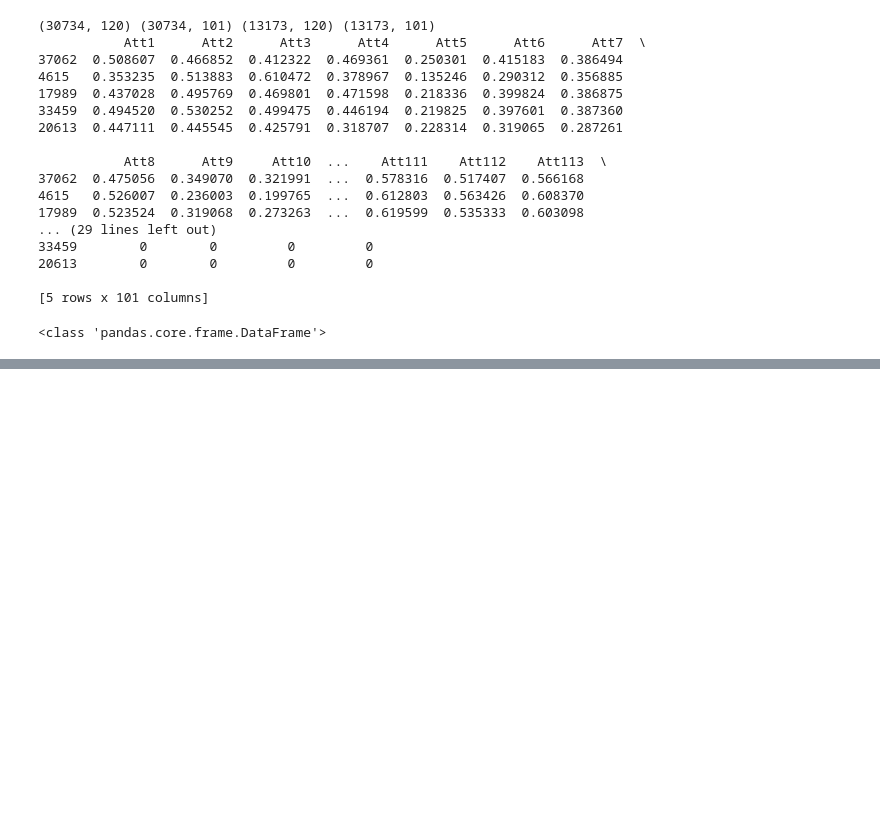
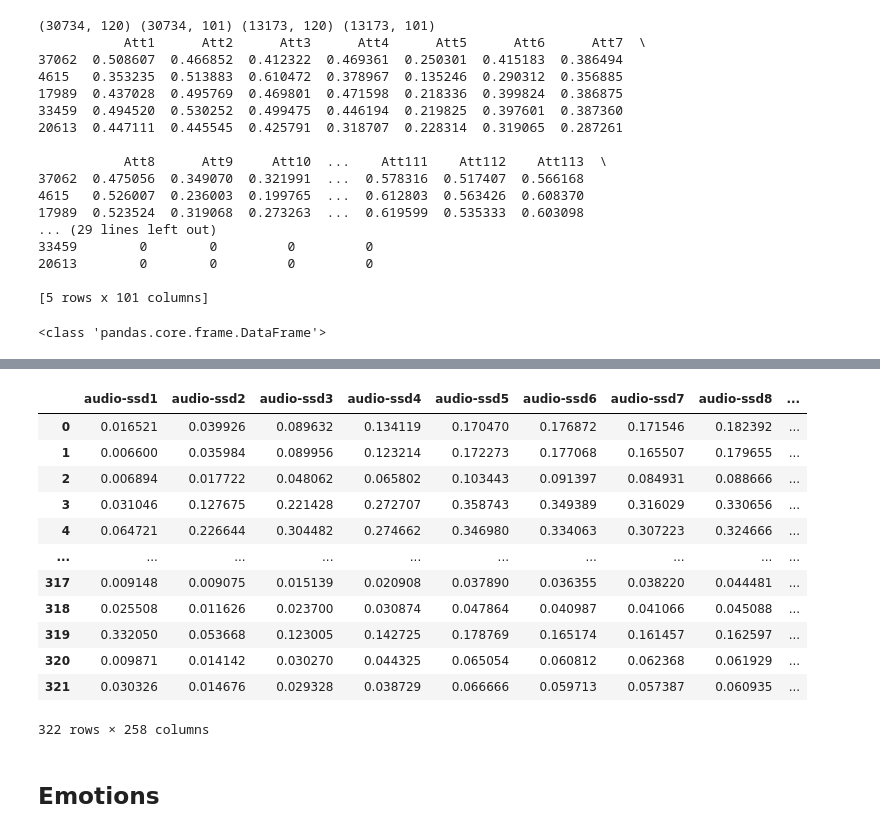
Before and after one commit to Daksh-404/EvolutionaryAlgo-MLC-Trials, a Jupyter notebook: utils/visualizer.ipynb, the cells around one changed output, grey strips where cells are left out. Drawn from its saved outputs; the diff is of its cells as text; code cells hidden in the pictures; blank space fills up the shorter version.

```diff
--- a/utils/visualizer.ipynb
+++ b/utils/visualizer.ipynb
@@ -119,0 +107,18 @@ Name: location, Length: 322, dtype: object
+# %%
+df_train.iloc[:, :258]
+# %% [output]
+|  | audio-ssd1 | audio-ssd2 | audio-ssd3 | audio-ssd4 | audio-ssd5 | audio-ssd6 | audio-ssd7 | audio-ssd8 | ... |
+| 0 | 0.016521 | 0.039926 | 0.089632 | 0.134119 | 0.170470 | 0.176872 | 0.171546 | 0.182392 | ... |
+| 1 | 0.006600 | 0.035984 | 0.089956 | 0.123214 | 0.172273 | 0.177068 | 0.165507 | 0.179655 | ... |
+| 2 | 0.006894 | 0.017722 | 0.048062 | 0.065802 | 0.103443 | 0.091397 | 0.084931 | 0.088666 | ... |
+| 3 | 0.031046 | 0.127675 | 0.221428 | 0.272707 | 0.358743 | 0.349389 | 0.316029 | 0.330656 | ... |
+| 4 | 0.064721 | 0.226644 | 0.304482 | 0.274662 | 0.346980 | 0.334063 | 0.307223 | 0.324666 | ... |
+| ... | ... | ... | ... | ... | ... | ... | ... | ... | ... |
+| 317 | 0.009148 | 0.009075 | 0.015139 | 0.020908 | 0.037890 | 0.036355 | 0.038220 | 0.044481 | ... |
+| 318 | 0.025508 | 0.011626 | 0.023700 | 0.030874 | 0.047864 | 0.040987 | 0.041066 | 0.045088 | ... |
+| 319 | 0.332050 | 0.053668 | 0.123005 | 0.142725 | 0.178769 | 0.165174 | 0.161457 | 0.162597 | ... |
+| 320 | 0.009871 | 0.014142 | 0.030270 | 0.044325 | 0.065054 | 0.060812 | 0.062368 | 0.061929 | ... |
+| 321 | 0.030326 | 0.014676 | 0.029328 | 0.038729 | 0.066666 | 0.059713 | 0.057387 | 0.060935 | ... |
+322 rows × 258 columns
+# %% [markdown]
+## Emotions
```
Also changed, not shown: parts of 29 cells of this notebook, 8 other files.
